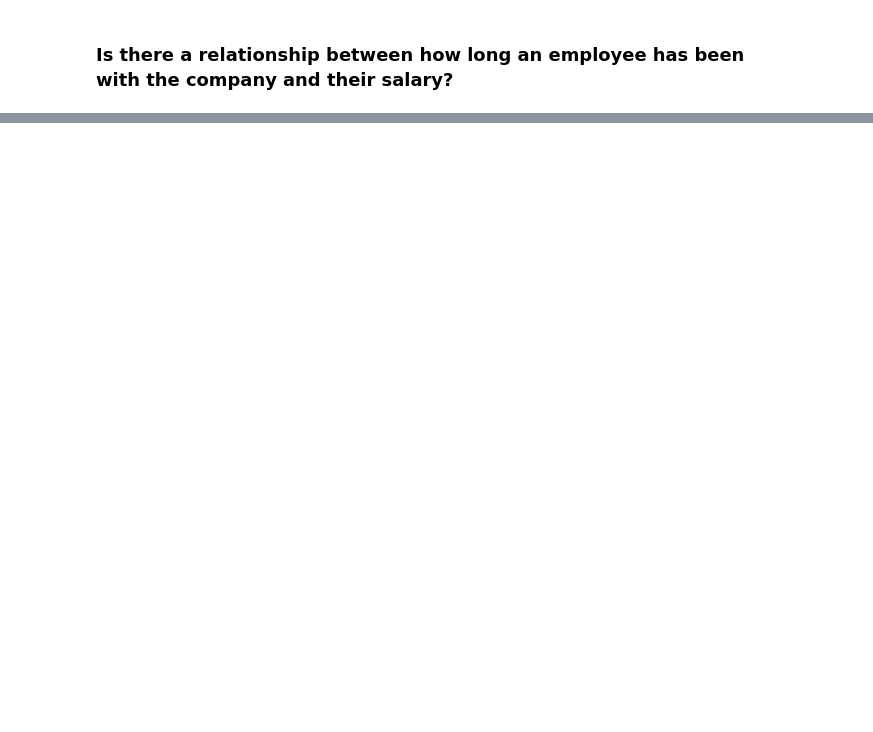
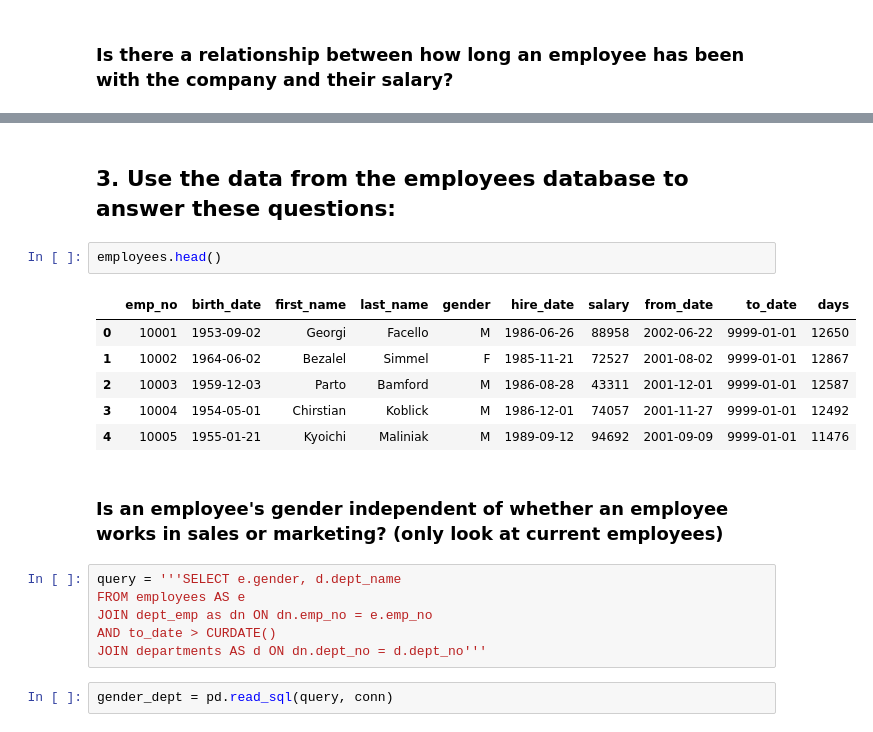
Before and after one commit to johngrinstead/statistics-exercises, a Jupyter notebook: hypothesis_testing.ipynb, the cells around one changed output, grey strips where cells are left out. Drawn from its saved outputs; the diff is of its cells as text; blank space fills up the shorter version.

```diff
--- a/hypothesis_testing.ipynb
+++ b/hypothesis_testing.ipynb
@@ -381,0 +579,21 @@ employees['time'] = curdate() -
+# %% [markdown]
+## 3. Use the data from the employees database to answer these questions:
+# %%
+employees.head()
+# %% [output]
+|  | emp_no | birth_date | first_name | last_name | gender | hire_date | salary | from_date | to_date | days |
+| 0 | 10001 | 1953-09-02 | Georgi | Facello | M | 1986-06-26 | 88958 | 2002-06-22 | 9999-01-01 | 12650 |
+| 1 | 10002 | 1964-06-02 | Bezalel | Simmel | F | 1985-11-21 | 72527 | 2001-08-02 | 9999-01-01 | 12867 |
+| 2 | 10003 | 1959-12-03 | Parto | Bamford | M | 1986-08-28 | 43311 | 2001-12-01 | 9999-01-01 | 12587 |
+| 3 | 10004 | 1954-05-01 | Chirstian | Koblick | M | 1986-12-01 | 74057 | 2001-11-27 | 9999-01-01 | 12492 |
+| 4 | 10005 | 1955-01-21 | Kyoichi | Maliniak | M | 1989-09-12 | 94692 | 2001-09-09 | 9999-01-01 | 11476 |
+# %% [markdown]
+### Is an employee's gender independent of whether an employee works in sales or marketing? (only look at current employees)
+# %%
+query = '''SELECT e.gender, d.dept_name
+FROM employees AS e
+JOIN dept_emp as dn ON dn.emp_no = e.emp_no
+AND to_date > CURDATE()
+JOIN departments AS d ON dn.dept_no = d.dept_no'''
+# %%
+gender_dept = pd.read_sql(query, conn)
```
Also changed, not shown: parts of 49 cells of this notebook.
